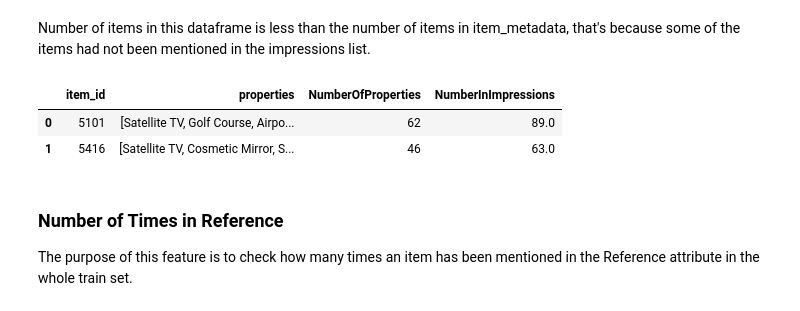
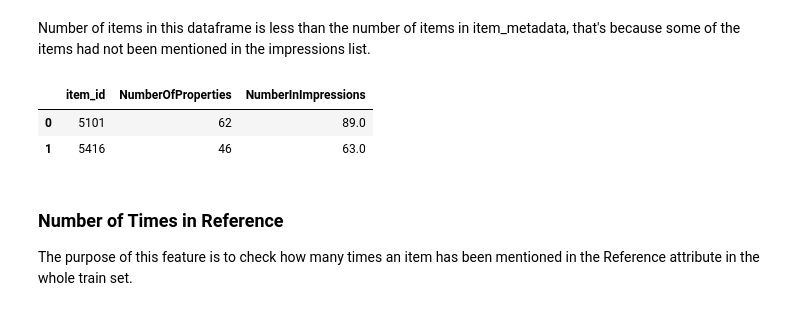
Before and after one commit to ZeyadSabbah/TrivagoRecommenderSystem, a Jupyter notebook: TrivagoFeatureEngineering.ipynb, the cells around one changed output. Cells and saved outputs as stored; diff of their text form; code cells hidden in the pictures.

```diff
--- a/TrivagoFeatureEngineering.ipynb
+++ b/TrivagoFeatureEngineering.ipynb
@@ -149,14 +143,15 @@ InImpressionsDF.item_id.nunique(), len(InImpressionsDF), item_metadata.item_id.n
 Number of items in this dataframe is less than the number of items in item_metadata, that's because some of the items had not been mentioned in the impressions list.
 # %%
 item_metadata.item_id = item_metadata.item_id.apply(lambda x: str(x))
+item_metadata.drop(columns='properties', inplace=True)
 
 #left joining
 item_metadata = item_metadata.merge(InImpressionsDF, on='item_id', how='left')
 item_metadata.head(2)
 # %% [output]
-|  | item_id | properties | NumberOfProperties | NumberInImpressions |
-| 0 | 5101 | [Satellite TV, Golf Course, Airpo... | 62 | 89.0 |
-| 1 | 5416 | [Satellite TV, Cosmetic Mirror, S... | 46 | 63.0 |
+|  | item_id | NumberOfProperties | NumberInImpressions |
+| 0 | 5101 | 62 | 89.0 |
+| 1 | 5416 | 46 | 63.0 |
 # %% [markdown]
 ### Number of Times in Reference
 The purpose of this feature is to check how many times an item has been mentioned in the Reference attribute in the whole train set.
```
Also changed, not shown: parts of 117 cells of this notebook.
